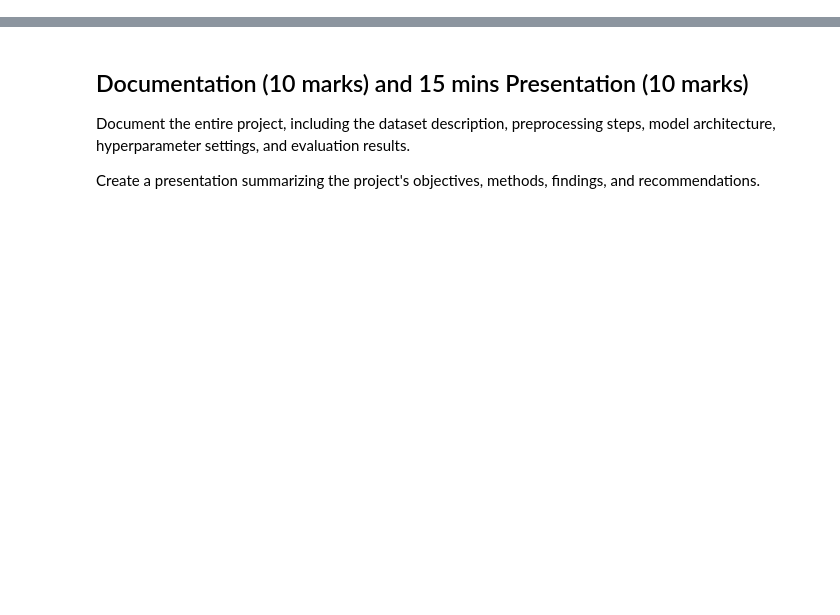
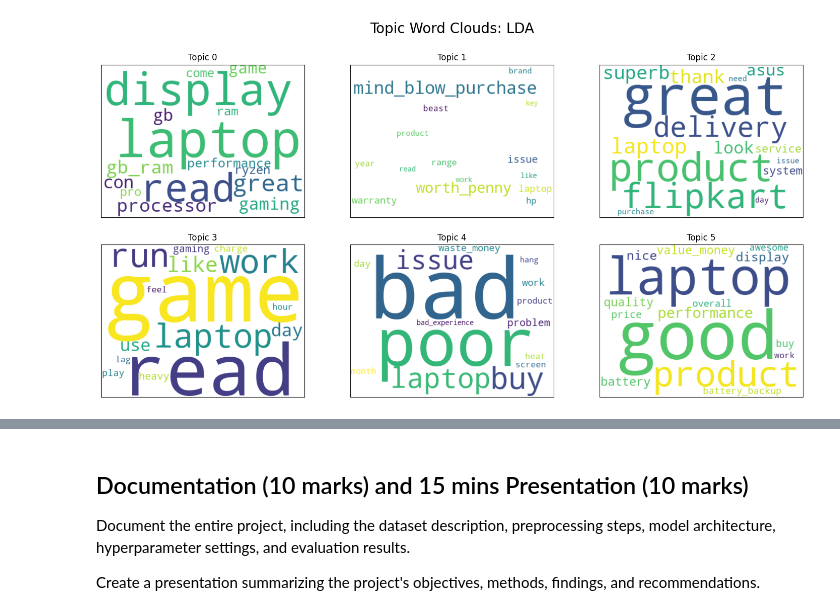
Before and after one commit to innozent/nlp_project2, a Jupyter notebook: Pholsomboon_1254311.ipynb, the cells around one changed output, grey strips where cells are left out. Cells and saved outputs as stored; diff of their text form; code cells hidden in the pictures; blank space fills up the shorter version.

```diff
--- a/Pholsomboon_1254311.ipynb
+++ b/Pholsomboon_1254311.ipynb
@@ -317,0 +418,9 @@ best_lda = grid_lda.best_estimator_
+# %%
+print("LDA Topics:")
+for topic in best_lda_model.print_topics(num_words=10):
+    print(topic)
+
+
+print("\nNMF Topics:")
+for topic in best_nmf_model.print_topics(num_words=10):
+    print(topic)
@@ -317,0 +448,76 @@ best_lda = grid_lda.best_estimator_
+# %%
+# Function to create word clouds for topics
+def create_topic_wordclouds(topics_dict, model_name, ncols=3):
+    # Calculate grid dimensions
+    n_topics = len(topics_dict)
+    nrows = (n_topics + ncols - 1) // ncols
+
+    # Create figure
+    fig, axes = plt.subplots(nrows=nrows, ncols=ncols,
+                             figsize=(5*ncols, 4*nrows),
+                             subplot_kw={'xticks': [], 'yticks': []})
+    fig.suptitle(f'Topic Word Clouds: {model_name}', fontsize=20)
+
+    # Flatten axes for easier iteration if we have multiple rows
+    if nrows > 1:
+        axes = axes.flatten()
+
+    # Create wordcloud for each topic
+    for i, (topic_id, topic_words) in enumerate(topics_dict.items()):
+        if isinstance(topic_words[0], tuple):  # If words have weights (word, weight)
+            word_weights = {word: weight for word, weight in topic_words}
+        else:  # If just list of words
+            word_weights = {word: 1 for word in topic_words}
+
+        # Create and plot wordcloud
+        wordcloud = WordCloud(width=400, height=300,
+                              background_color='white',
+                              colormap='viridis',
+                              prefer_horizontal=1.0,
+                              max_words=100).generate_from_frequencies(word_weights)
+
+        # Place in appropriate subplot
+        if nrows == 1 and ncols == 1:
+            axes.imshow(wordcloud, interpolation='bilinear')
+            axes.set_title(f'Topic {topic_id}')
+        elif nrows == 1:
+            axes[i].imshow(wordcloud, interpolation='bilinear')
+            axes[i].set_title(f'Topic {topic_id}')
+        else:
+            if i < len(axes):  # Check if we have enough axes
+                axes[i].imshow(wordcloud, interpolation='bilinear')
+                axes[i].set_title(f'Topic {topic_id}')
+
+    # Hide unused subplots
+    if nrows > 1 or ncols > 1:
+        for j in range(i + 1, nrows * ncols):
+            if j < len(axes):
+                axes[j].axis('off')
+
+    plt.tight_layout(rect=[0, 0.03, 1, 0.96], h_pad=4.0) # Adjust for suptitle
+    plt.show()
+
+# Create dictionary of LDA topics for word cloud visualization
+lda_topics = {}
+for topic_id, topic in enumerate(best_lda_model.get_topics()):
+    # Get the word IDs sorted by weight
+    sorted_word_ids = sorted(range(len(topic)), key=lambda i: -topic[i])[:15]
+    # Convert word IDs to words with weights
+    topic_words = [(id2word[word_id], topic[word_id]) for word_id in sorted_word_ids if topic[word_id] > 0]
+    lda_topics[topic_id] = topic_words
+
+# Create word clouds for LDA topics
+create_topic_wordclouds(lda_topics, "LDA")
+
+nmf_topics = {}
+for topic_id, topic in enumerate(best_nmf_model.get_topics()):
+    # Get the word IDs sorted by weight
+    sorted_word_ids = sorted(range(len(topic)), key=lambda i: -topic[i])[:15]
+    # Convert word IDs to words with weights
+    topic_words = [(id2word[word_id], topic[word_id]) for word_id in sorted_word_ids if topic[word_id] > 0]
+    nmf_topics[topic_id] = topic_words
+
+# Create word clouds for NMF topics
+create_topic_wordclouds(nmf_topics, "NMF")
+# %% [output]
+[figure, added]
```
Also changed, not shown: parts of 55 cells of this notebook, 4 other files.
